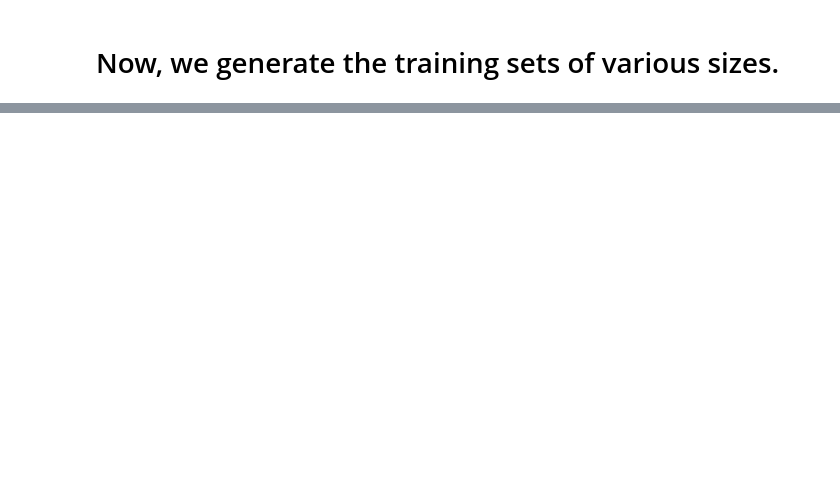
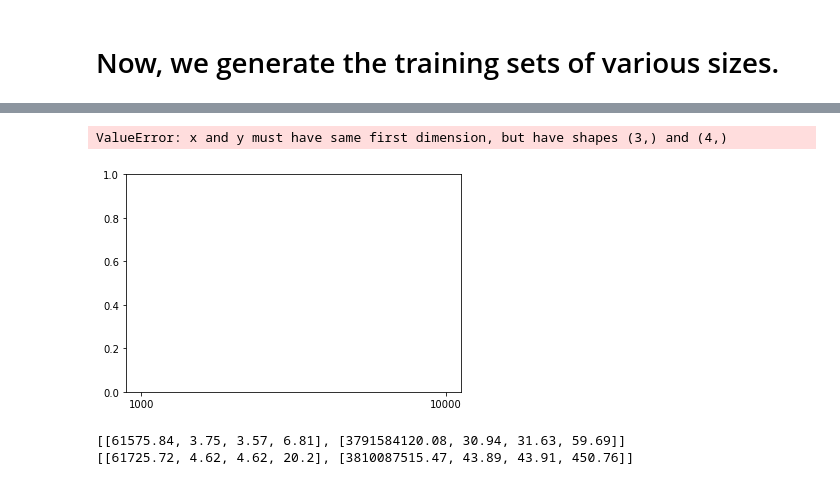
Before and after one commit to adomakor412/capstone, a Jupyter notebook: ML_Regression.ipynb, the cells around one changed output, grey strips where cells are left out. Drawn from its saved outputs; the diff is of its cells as text; code cells hidden in the pictures; blank space fills up the shorter version.

```diff
--- a/ML_Regression.ipynb
+++ b/ML_Regression.ipynb
@@ -313,25 +346,31 @@ print(R2_pCal_train_test)
 # %%
-points =['100','1000','10000','100000']
-metric_pCal = [MAE_pCal, MSE_pCal, R2_pCal, R2_pCal_train_test]
-metric_ML = [MAE_ML, MSE_ML, R2_ML, R2_ML_train_test]
+#points =['100','1000','10000','100000']
+points =['1000','10000','100000']#Interpretable scale for minimum training points
+# metric_pCal = [MAE_pCal, MSE_pCal]
+# metric_ML = [MAE_ML, MSE_ML]
+# metric_pCal = [MAE_pCal, MSE_pCal, R2_pCal, R2_pCal_train_test]
+# metric_ML = [MAE_ML, MSE_ML, R2_ML, R2_ML_train_test]
 metric = [metric_ML, metric_pCal]
 name = ['MLP','pCal']
 ylabels = ['Kelvin','Kelvin^2','R-square','R^2_train/ R^2_test']
 titles = ['Mean Absolute Error MLP vs pCal',
           'Mean Square Error MLP vs pCal',
           'R-Square MLP vs pCal',
           'R-Square ratios of MLP vs pCal']
 
 pairs = list(zip(metric_ML,metric_pCal))
 for i, (ML, pCal) in enumerate(pairs):
     for j, label in enumerate(name):
         plt.plot(points, pairs[i][j], label=label)
     plt.title(titles[i])
     plt.legend(loc="center right")
     plt.xlabel("sample size")
     plt.ylabel(ylabels[i])
 
 
     plt.show()
 #for i in range(len(points)):
+# %% [output]
+ValueError: x and y must have same first dimension, but have shapes (3,) and (4,)
+[figure, added]
 # %%
@@ -344,3 +382,9 @@ metric_ML
+# %%
+print(metric_ML)
+print(metric_pCal)
+# %% [output]
+[[61575.84, 3.75, 3.57, 6.81], [3791584120.08, 30.94, 31.63, 59.69]]
+[[61725.72, 4.62, 4.62, 20.2], [3810087515.47, 43.89, 43.91, 450.76]]
 # %%
 import plotly.graph_objects as go
 
```
Also changed, not shown: parts of 8 cells of this notebook, 1 other file.
